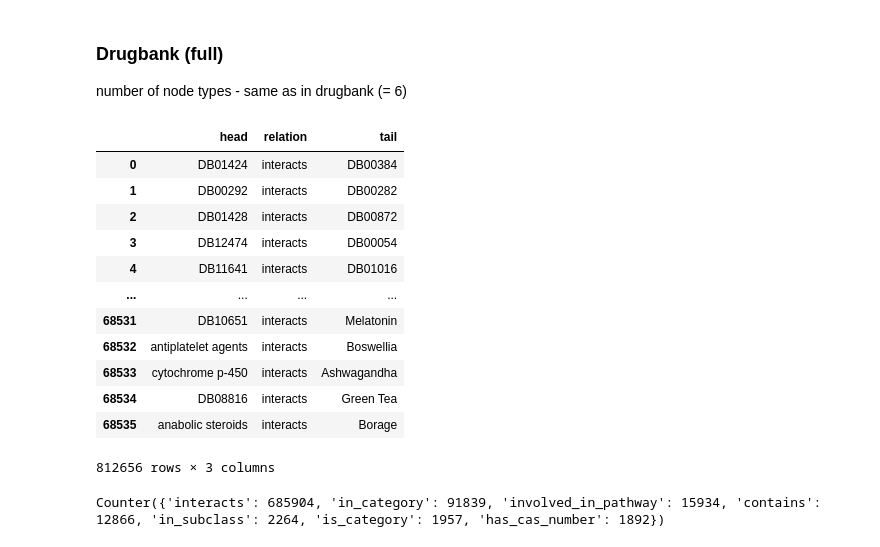
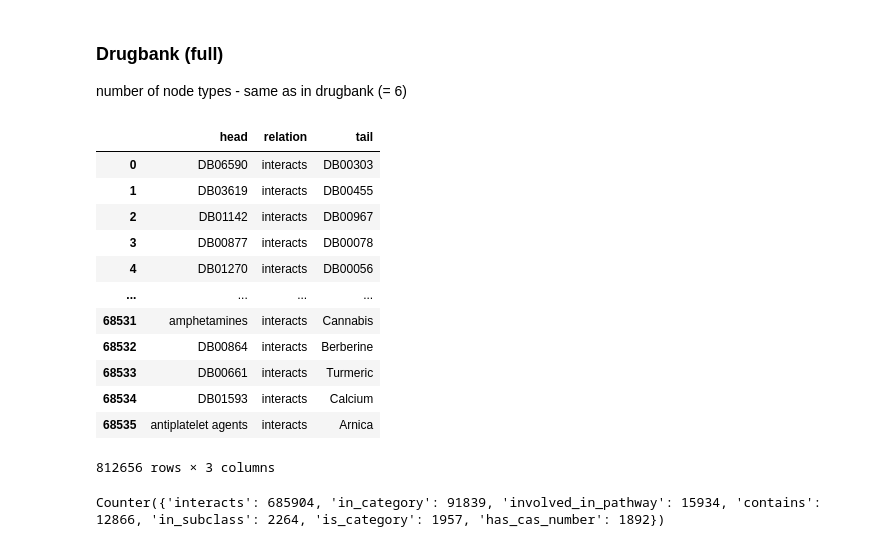
Before and after one commit to marketakrenkova/drug-interaction-prediction, a Jupyter notebook: data_processing/DataAnalysis.ipynb, the cells around one changed output. Saved outputs shown, nothing was run; the diff lists cells and outputs as text; code cells hidden in the pictures.

```diff
--- a/data_processing/DataAnalysis.ipynb
+++ b/data_processing/DataAnalysis.ipynb
@@ -324,25 +324,25 @@ def node_degree_info(df, dataset):
 
 number of node types - same as in drugbank (= 6)
 # %%
-drugbank_df_train = pd.read_csv(data_dir + 'triplets/train_drugbank.tsv', sep='\t')
-drugbank_df_valid = pd.read_csv(data_dir + 'triplets/valid_drugbank.tsv', sep='\t')
-drugbank_df_test = pd.read_csv(data_dir + 'triplets/test_drugbank.tsv', sep='\t')
+drugbank_df_train = pd.read_csv(data_dir + 'triplets/run1/train_drugbank.tsv', sep='\t')
+drugbank_df_valid = pd.read_csv(data_dir + 'triplets/run1/valid_drugbank.tsv', sep='\t')
+drugbank_df_test = pd.read_csv(data_dir + 'triplets/run1/test_drugbank.tsv', sep='\t')
 
 drugbank_df = pd.concat([drugbank_df_train, drugbank_df_valid, drugbank_df_test])
 drugbank_df
 # %% [output]
 |  | head | relation | tail |
-| 0 | DB01424 | interacts | DB00384 |
-| 1 | DB00292 | interacts | DB00282 |
-| 2 | DB01428 | interacts | DB00872 |
-| 3 | DB12474 | interacts | DB00054 |
-| 4 | DB11641 | interacts | DB01016 |
+| 0 | DB06590 | interacts | DB00303 |
+| 1 | DB03619 | interacts | DB00455 |
+| 2 | DB01142 | interacts | DB00967 |
+| 3 | DB00877 | interacts | DB00078 |
+| 4 | DB01270 | interacts | DB00056 |
 | ... | ... | ... | ... |
-| 68531 | DB10651 | interacts | Melatonin |
-| 68532 | antiplatelet agents | interacts | Boswellia |
-| 68533 | cytochrome p-450 | interacts | Ashwagandha |
-| 68534 | DB08816 | interacts | Green Tea |
-| 68535 | anabolic steroids | interacts | Borage |
+| 68531 | amphetamines | interacts | Cannabis |
+| 68532 | DB00864 | interacts | Berberine |
+| 68533 | DB00661 | interacts | Turmeric |
+| 68534 | DB01593 | interacts | Calcium |
+| 68535 | antiplatelet agents | interacts | Arnica |
 812656 rows × 3 columns
 # %%
 plot_relation_distribution(drugbank_df, 'DrugBank')
```
Also changed, not shown: parts of 2 cells of this notebook, 5 other files.
